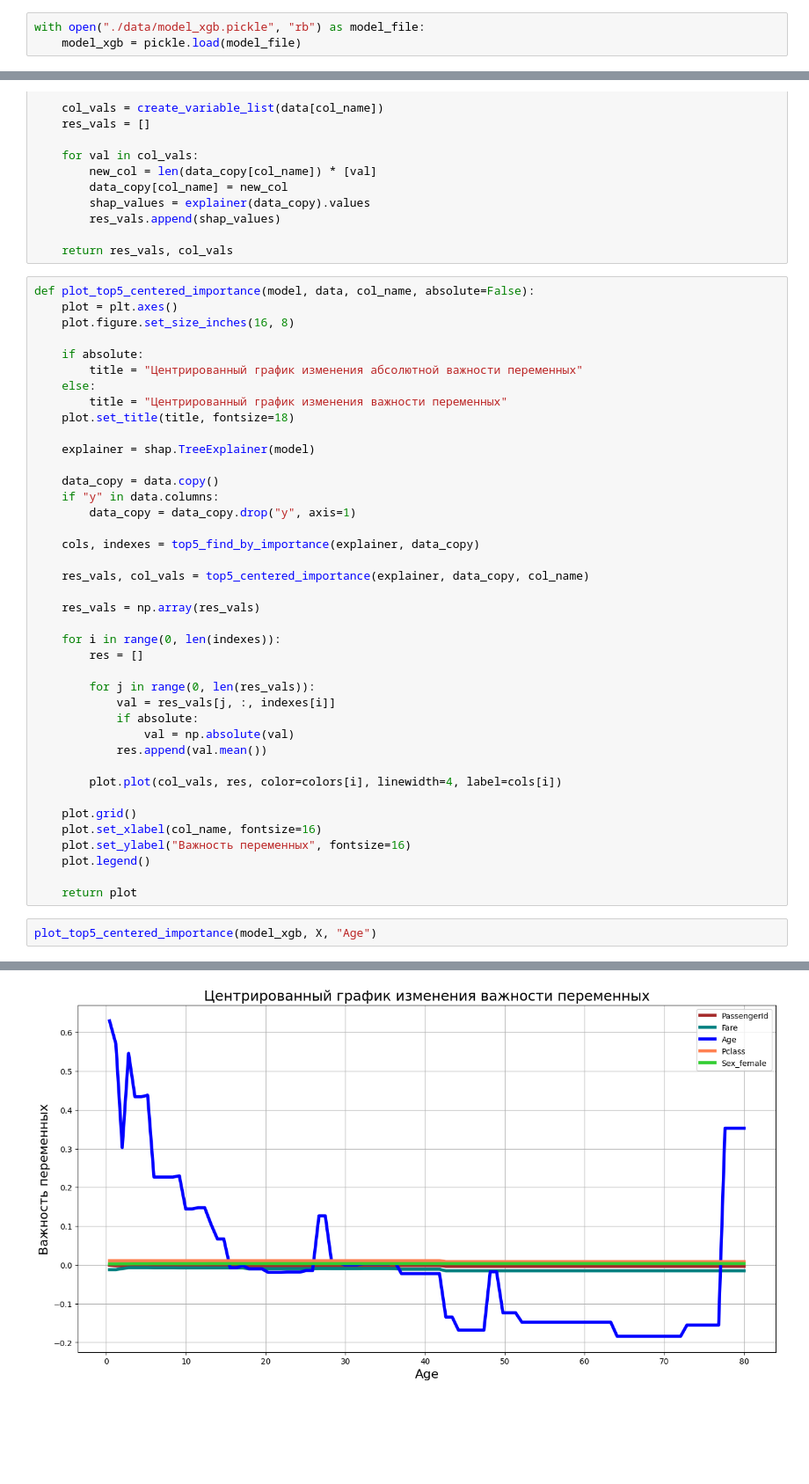
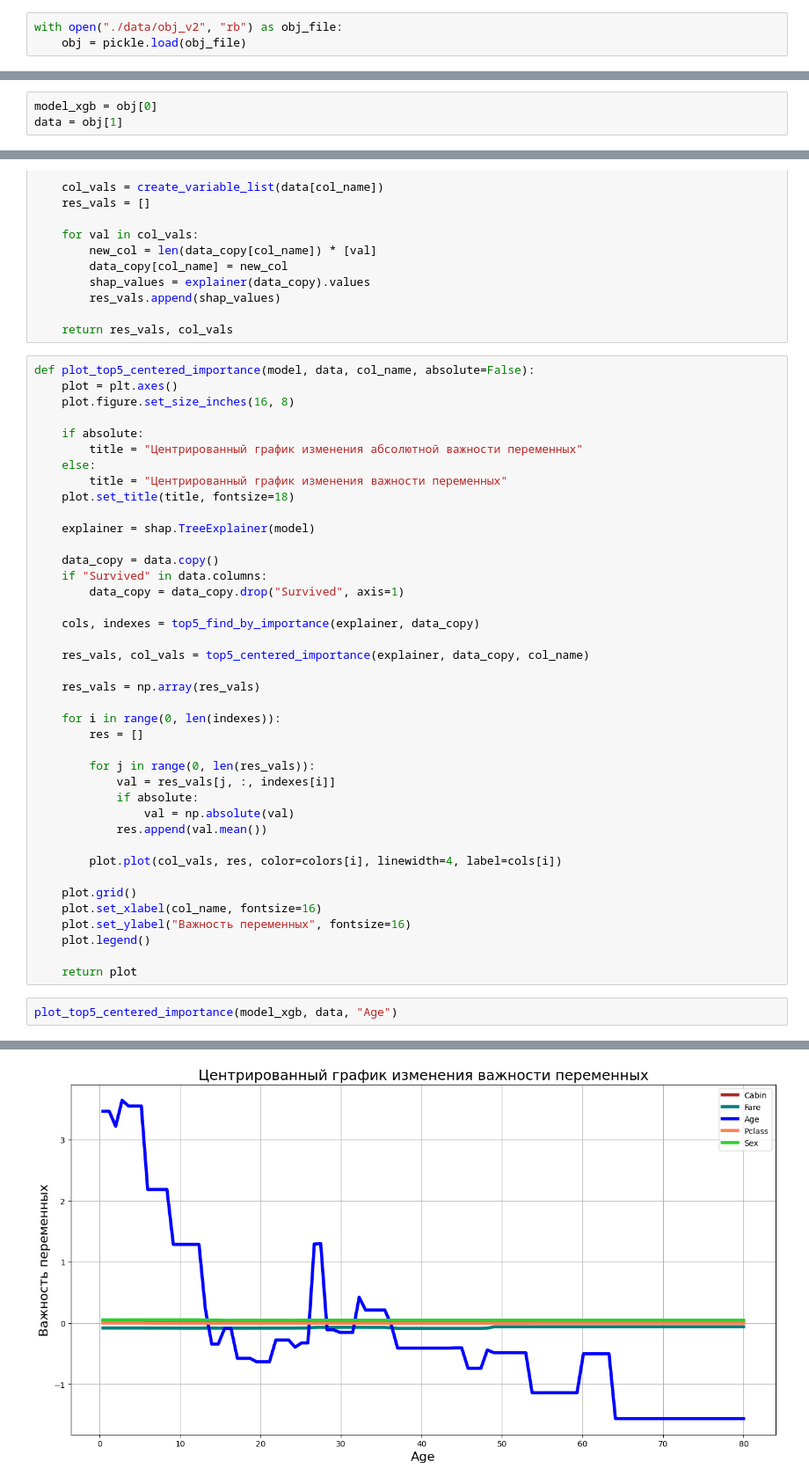
Before and after one commit to brelok-the-pok/SHAP_info_plots, a Jupyter notebook: ds/shap.ipynb, the cells around one changed output, grey strips where cells are left out. Shown at 88% size. Drawn from its saved outputs; the diff is of its cells as text; blank space fills up the shorter version.

```diff
--- a/ds/shap.ipynb
+++ b/ds/shap.ipynb
@@ -7,3 +9,3 @@ import numpy as np
 # %%
-with open("./data/model_xgb.pickle", "rb") as model_file:
-    model_xgb = pickle.load(model_file)
+with open("./data/obj_v2", "rb") as obj_file:
+    obj = pickle.load(obj_file)
@@ -12,0 +12,3 @@ with open("./data/dataset.pickle", "rb") as dataset_file:
+# %%
+model_xgb = obj[0]
+data = obj[1]
@@ -70,8 +88,8 @@ def plot_top5_centered_importance(model, data, col_name, absolute=False):
     explainer = shap.TreeExplainer(model)
 
     data_copy = data.copy()
-    if "y" in data.columns:
-        data_copy = data_copy.drop("y", axis=1)
+    if "Survived" in data.columns:
+        data_copy = data_copy.drop("Survived", axis=1)
 
     cols, indexes = top5_find_by_importance(explainer, data_copy)
 
@@ -97,7 +115,7 @@ def plot_top5_centered_importance(model, data, col_name, absolute=False):
 
     return plot
 # %%
-plot_top5_centered_importance(model_xgb, X, "Age")
+plot_top5_centered_importance(model_xgb, data, "Age")
 # %% [output]
 <Axes: title={'center': 'Центрированный график изменения важности переменных'}, xlabel='Age', ylabel='Важность переменных'>
-[figure, old version]
+[figure, new version]
```
Also changed, not shown: parts of 22 cells of this notebook, 6 other files.
